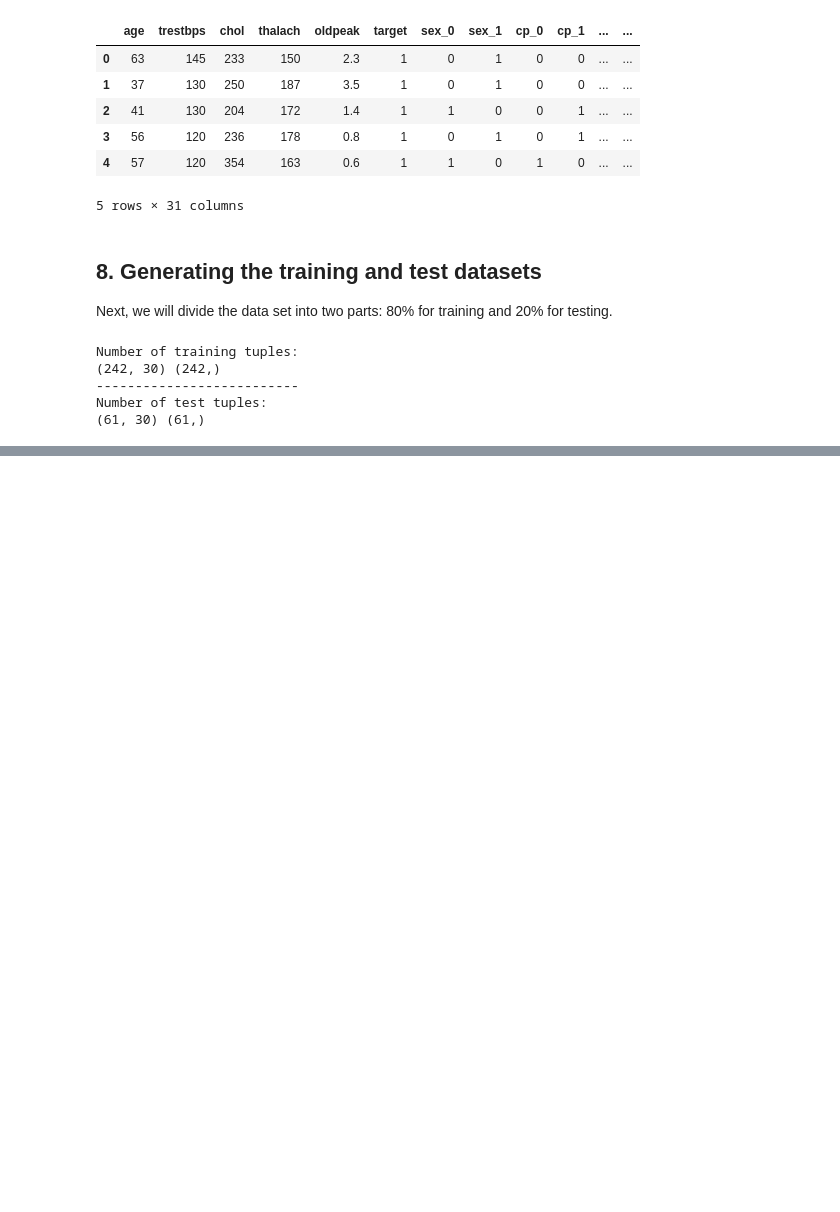
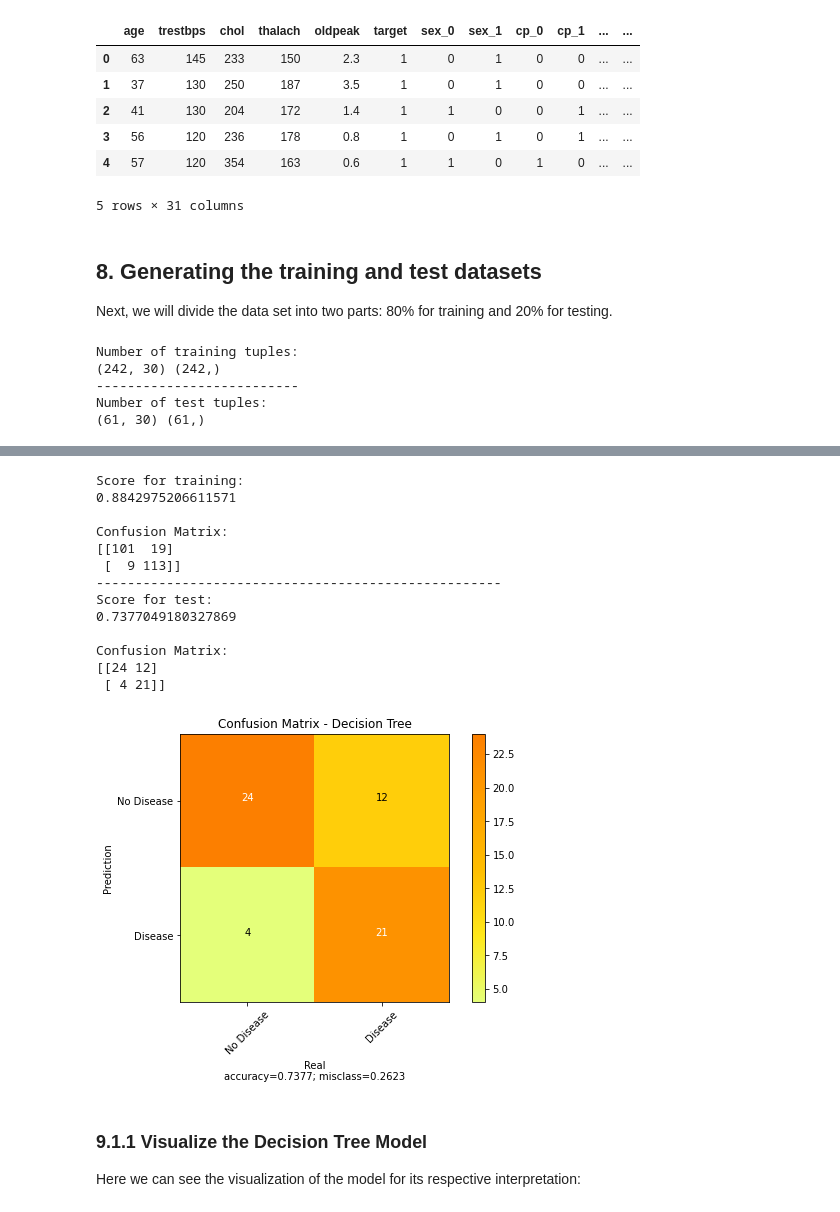
Before and after one commit to bryansbr/heart-disease-AI, a Jupyter notebook: heart-disease.ipynb, the cells around one changed output, grey strips where cells are left out. Cells and saved outputs as stored; diff of their text form; code cells hidden in the pictures; blank space fills up the shorter version.

Commit message:
Decision tree model implemented.

```diff
--- a/heart-disease.ipynb
+++ b/heart-disease.ipynb
@@ -285,0 +371,49 @@ Number of test tuples:
+# %%
+max_depthx = 11
+min_samples_splitx = 20
+model_tree = tree.DecisionTreeClassifier(max_depth = max_depthx,
+                                         min_samples_split = min_samples_splitx,
+                                         random_state = 1)
+model_result = model_tree.fit(trainX, trainY)
+
+# ====================== Training data ======================
+#Print the score on the train data
+print("Score for training:")
+print(model_result.score(trainX, trainY))
+# Show the confusion matrix
+print("\nConfusion Matrix:")
+print(confusion_matrix(model_result.predict(trainX), trainY))
+
+print("----------------------------------------------------")
+
+# ======================== Test data ========================
+#Print the score on the test data
+print("Score for test:")
+print(model_result.score(testX, testY))
+# Show the confusion matrix
+print("\nConfusion Matrix:")
+print(confusion_matrix(model_result.predict(testX), testY))
+
+# Second way to visualize the confusion matrix
+plot_confusion_matrix(cm = confusion_matrix(model_result.predict(testX), testY),
+                      normalize    = False,
+                      target_names = ['No Disease', 'Disease'],
+                      title        = "Confusion Matrix - Decision Tree")
+# %% [output]
+Score for training:
+0.8842975206611571
+
+Confusion Matrix:
+[[101  19]
+ [  9 113]]
+----------------------------------------------------
+Score for test:
+0.7377049180327869
+
+Confusion Matrix:
+[[24 12]
+ [ 4 21]]
+[figure, added]
+# %% [markdown]
+### 9.1.1 Visualize the Decision Tree Model
+Here we can see the visualization of the model for its respective interpretation:
```
Also changed, not shown: parts of 12 cells of this notebook, 1 other file.
